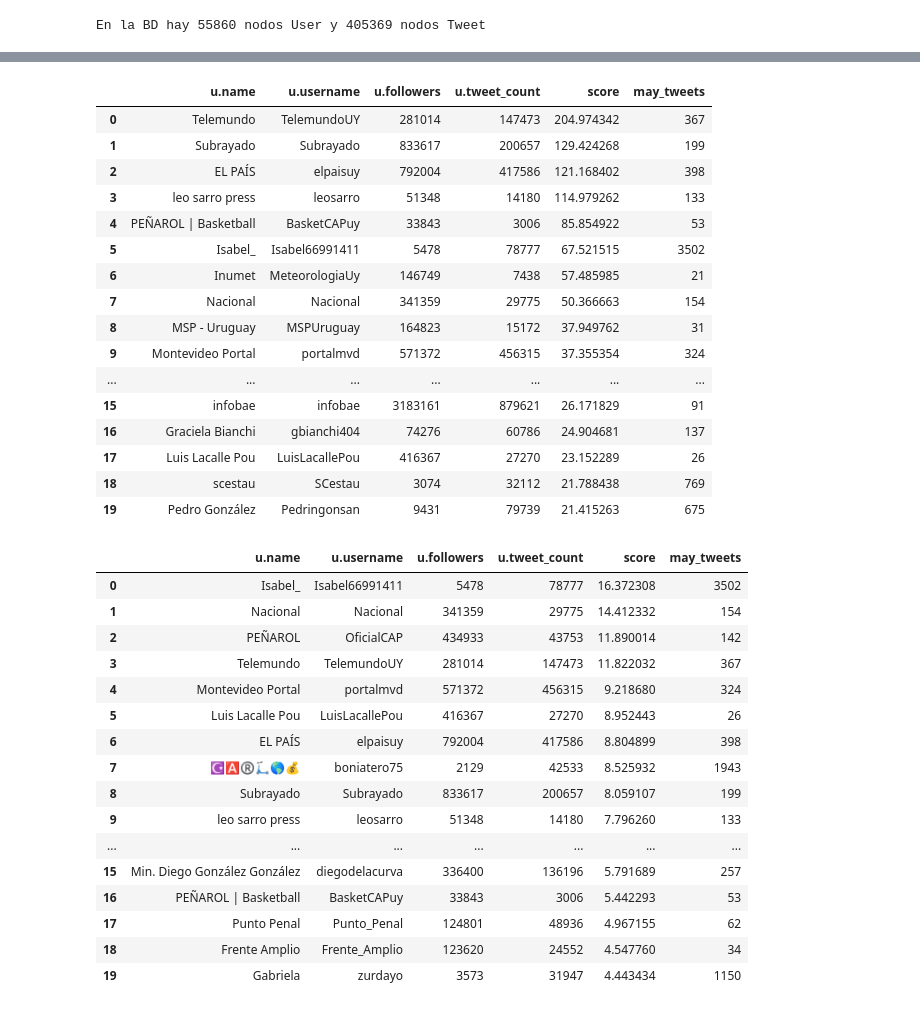
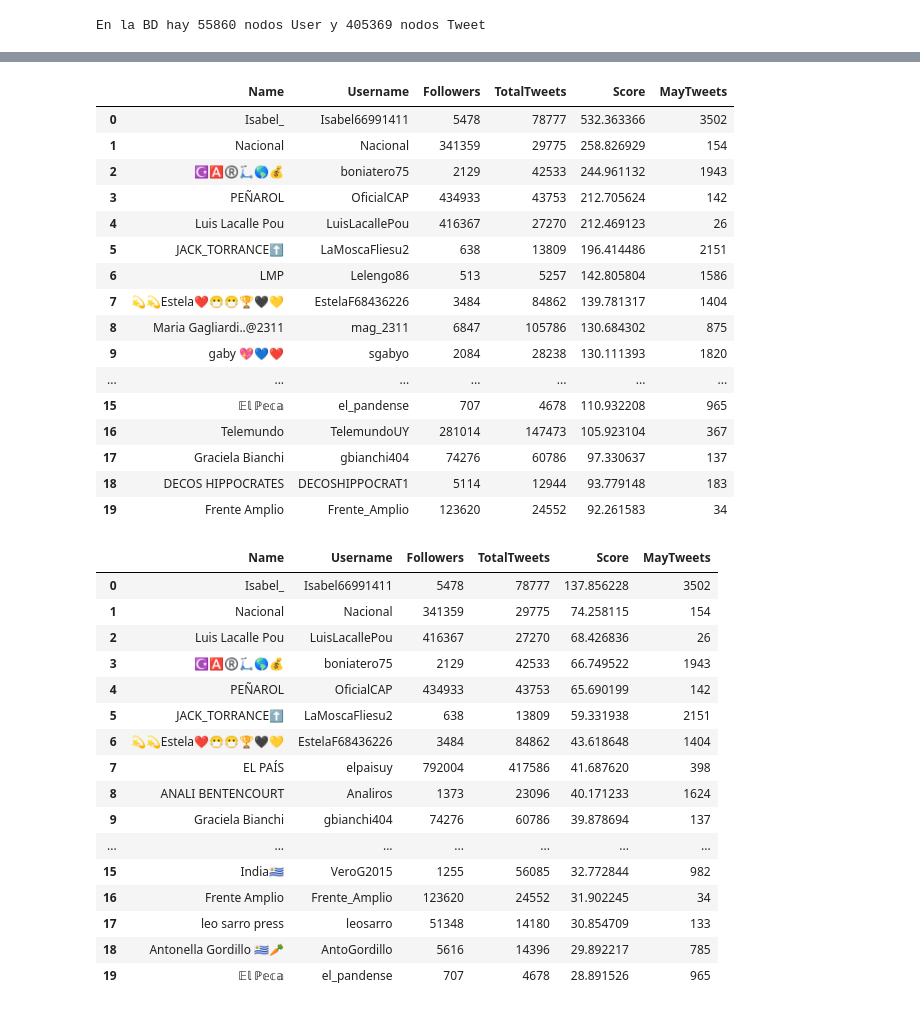
Before and after one commit to rodrigallardo/twitter-uy, a Jupyter notebook: consultas_ds.ipynb, the cells around one changed output, grey strips where cells are left out. Saved outputs shown, nothing was run; the diff lists cells and outputs as text; code cells hidden in the pictures.

```diff
--- a/consultas_ds.ipynb
+++ b/consultas_ds.ipynb
@@ -84,48 +85,48 @@ tweets
 # %%
 # Execute the PageRank centrality algorithm
 user_info = (
     "MATCH (u:User)-[:TWEETED]->(t:Tweet) "
     "WHERE u.username = node.username "
     "WITH u, score, count(t) as may_tweets "
-    "RETURN u.name, u.username, u.followers, u.tweet_count, score, may_tweets "
-    "ORDER BY score DESC, u.name ASC "
+    "RETURN u.name as Name, u.username as Username, u.followers as Followers, u.tweet_count as TotalTweets, score as Score, may_tweets as MayTweets "
+    "ORDER BY Score DESC, Name ASC "
     "LIMIT 20"
 )
 
 query = (
-    "CALL gds.pageRank.stream('tweets') "
+    "CALL gds.pageRank.stream('complete') "
     "YIELD nodeId, score "
     "WITH gds.util.asNode(nodeId) AS node, score "
     f"{user_info}"
 )
 
 #evaluamos las consultas
 tweets=graph.run(query).to_data_frame()
 
 tweets
 # %% [output]
-|  | u.name | u.username | u.followers | u.tweet_count | score | may_tweets |
-| 0 | Telemundo | TelemundoUY | 281014 | 147473 | 204.974342 | 367 |
-| 1 | Subrayado | Subrayado | 833617 | 200657 | 129.424268 | 199 |
-| 2 | EL PAÍS | elpaisuy | 792004 | 417586 | 121.168402 | 398 |
-| 3 | leo sarro press | leosarro | 51348 | 14180 | 114.979262 | 133 |
-| 4 | PEÑAROL | Basketball | BasketCAPuy | 33843 | 3006 | 85.854922 | 53 |
-| 5 | Isabel_ | Isabel66991411 | 5478 | 78777 | 67.521515 | 3502 |
-| 6 | Inumet | MeteorologiaUy | 146749 | 7438 | 57.485985 | 21 |
-| 7 | Nacional | Nacional | 341359 | 29775 | 50.366663 | 154 |
-| 8 | MSP - Uruguay | MSPUruguay | 164823 | 15172 | 37.949762 | 31 |
-| 9 | Montevideo Portal | portalmvd | 571372 | 456315 | 37.355354 | 324 |
+|  | Name | Username | Followers | TotalTweets | Score | MayTweets |
+| 0 | Isabel_ | Isabel66991411 | 5478 | 78777 | 532.363366 | 3502 |
+| 1 | Nacional | Nacional | 341359 | 29775 | 258.826929 | 154 |
+| 2 | ☪️🅰️®️🛴🌎💰 | boniatero75 | 2129 | 42533 | 244.961132 | 1943 |
+| 3 | PEÑAROL | OficialCAP | 434933 | 43753 | 212.705624 | 142 |
+| 4 | Luis Lacalle Pou | LuisLacallePou | 416367 | 27270 | 212.469123 | 26 |
+| 5 | JACK_TORRANCE⬆️ | LaMoscaFliesu2 | 638 | 13809 | 196.414486 | 2151 |
+| 6 | LMP | Lelengo86 | 513 | 5257 | 142.805804 | 1586 |
+| 7 | 💫💫Estela❤️😷😷🏆🖤💛 | EstelaF68436226 | 3484 | 84862 | 139.781317 | 1404 |
+| 8 | Maria Gagliardi..@2311 | mag_2311 | 6847 | 105786 | 130.684302 | 875 |
+| 9 | gaby 💖💙❤️ | sgabyo | 2084 | 28238 | 130.111393 | 1820 |
 | ... | ... | ... | ... | ... | ... | ... |
-| 15 | infobae | infobae | 3183161 | 879621 | 26.171829 | 91 |
-| 16 | Graciela Bianchi | gbianchi404 | 74276 | 60786 | 24.904681 | 137 |
-| 17 | Luis Lacalle Pou | LuisLacallePou | 416367 | 27270 | 23.152289 | 26 |
-| 18 | scestau | SCestau | 3074 | 32112 | 21.788438 | 769 |
-| 19 | Pedro González | Pedringonsan | 9431 | 79739 | 21.415263 | 675 |
+| 15 | 𝔼𝕝 ℙ𝕖𝕔𝕒 | el_pandense | 707 | 4678 | 110.932208 | 965 |
+| 16 | Telemundo | TelemundoUY | 281014 | 147473 | 105.923104 | 367 |
+| 17 | Graciela Bianchi | gbianchi404 | 74276 | 60786 | 97.330637 | 137 |
+| 18 | DECOS HIPPOCRATES | DECOSHIPPOCRAT1 | 5114 | 12944 | 93.779148 | 183 |
+| 19 | Frente Amplio | Frente_Amplio | 123620 | 24552 | 92.261583 | 34 |
 # %%
 # Execute the ArticleRank centrality algorithm
 
 query = (
-    "CALL gds.articleRank.stream('tweets') "
+    "CALL gds.articleRank.stream('complete') "
     "YIELD nodeId, score "
     "WITH gds.util.asNode(nodeId) AS node, score "
     f"{user_info}"
@@ -136,23 +137,23 @@ tweets=graph.run(query).to_data_frame()
 
 tweets
 # %% [output]
-|  | u.name | u.username | u.followers | u.tweet_count | score | may_tweets |
-| 0 | Isabel_ | Isabel66991411 | 5478 | 78777 | 16.372308 | 3502 |
-| 1 | Nacional | Nacional | 341359 | 29775 | 14.412332 | 154 |
-| 2 | PEÑAROL | OficialCAP | 434933 | 43753 | 11.890014 | 142 |
-| 3 | Telemundo | TelemundoUY | 281014 | 147473 | 11.822032 | 367 |
-| 4 | Montevideo Portal | portalmvd | 571372 | 456315 | 9.218680 | 324 |
-| 5 | Luis Lacalle Pou | LuisLacallePou | 416367 | 27270 | 8.952443 | 26 |
-| 6 | EL PAÍS | elpaisuy | 792004 | 417586 | 8.804899 | 398 |
-| 7 | ☪️🅰️®️🛴🌎💰 | boniatero75 | 2129 | 42533 | 8.525932 | 1943 |
-| 8 | Subrayado | Subrayado | 833617 | 200657 | 8.059107 | 199 |
-| 9 | leo sarro press | leosarro | 51348 | 14180 | 7.796260 | 133 |
+|  | Name | Username | Followers | TotalTweets | Score | MayTweets |
+| 0 | Isabel_ | Isabel66991411 | 5478 | 78777 | 137.856228 | 3502 |
+| 1 | Nacional | Nacional | 341359 | 29775 | 74.258115 | 154 |
+| 2 | Luis Lacalle Pou | LuisLacallePou | 416367 | 27270 | 68.426836 | 26 |
+| 3 | ☪️🅰️®️🛴🌎💰 | boniatero75 | 2129 | 42533 | 66.749522 | 1943 |
+| 4 | PEÑAROL | OficialCAP | 434933 | 43753 | 65.690199 | 142 |
+| 5 | JACK_TORRANCE⬆️ | LaMoscaFliesu2 | 638 | 13809 | 59.331938 | 2151 |
+| 6 | 💫💫Estela❤️😷😷🏆🖤💛 | EstelaF68436226 | 3484 | 84862 | 43.618648 | 1404 |
+| 7 | EL PAÍS | elpaisuy | 792004 | 417586 | 41.687620 | 398 |
+| 8 | ANALI BENTENCOURT | Analiros | 1373 | 23096 | 40.171233 | 1624 |
+| 9 | Graciela Bianchi | gbianchi404 | 74276 | 60786 | 39.878694 | 137 |
 | ... | ... | ... | ... | ... | ... | ... |
-| 15 | Min. Diego González González | diegodelacurva | 336400 | 136196 | 5.791689 | 257 |
-| 16 | PEÑAROL | Basketball | BasketCAPuy | 33843 | 3006 | 5.442293 | 53 |
-| 17 | Punto Penal | Punto_Penal | 124801 | 48936 | 4.967155 | 62 |
-| 18 | Frente Amplio | Frente_Amplio | 123620 | 24552 | 4.547760 | 34 |
-| 19 | Gabriela | zurdayo | 3573 | 31947 | 4.443434 | 1150 |
+| 15 | India🇺🇾 | VeroG2015 | 1255 | 56085 | 32.772844 | 982 |
+| 16 | Frente Amplio | Frente_Amplio | 123620 | 24552 | 31.902245 | 34 |
+| 17 | leo sarro press | leosarro | 51348 | 14180 | 30.854709 | 133 |
+| 18 | Antonella Gordillo 🇺🇾🥕 | AntoGordillo | 5616 | 14396 | 29.892217 | 785 |
+| 19 | 𝔼𝕝 ℙ𝕖𝕔𝕒 | el_pandense | 707 | 4678 | 28.891526 | 965 |
 # %%
 # Execute the Betweenness centrality algorithm
 
```
Also changed, not shown: parts of 4 cells of this notebook.
